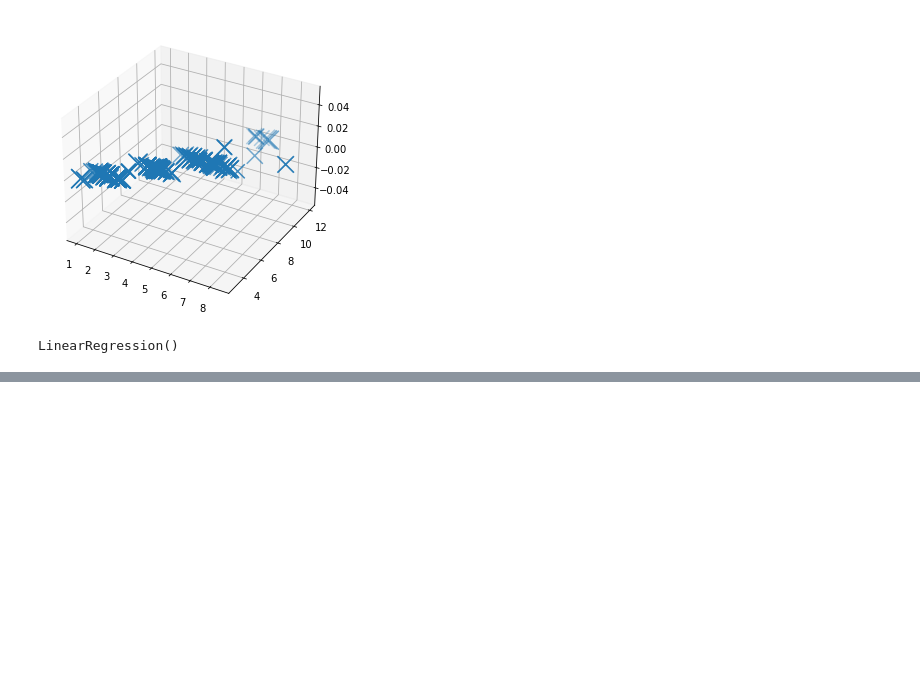
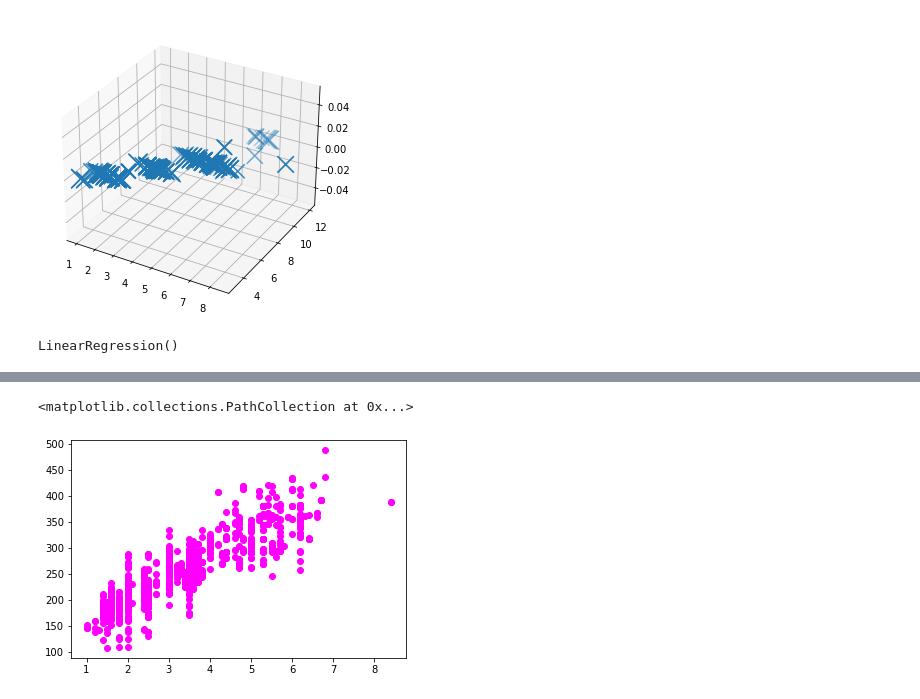
Before and after one commit to danny-cpp/ML-with-Python, a Jupyter notebook: myMLnotebook.ipynb, the cells around one changed output, grey strips where cells are left out. Cells and saved outputs as stored; diff of their text form; code cells hidden in the pictures; blank space fills up the shorter version.

```diff
--- a/myMLnotebook.ipynb
+++ b/myMLnotebook.ipynb
@@ -163,0 +187,3 @@ LinearRegression()
+# %%
+df = pd.read_csv("https://cf-courses-data.s3.us.cloud-object-storage.appdomain.cloud/IBMDeveloperSkillsNetwork-ML0101EN-Coursera/labs/Data_files/FuelConsumptionCo2.csv")
+print("Data imported")
@@ -163,0 +201,3 @@ LinearRegression()
+# %%
+cdf = df[['ENGINESIZE','CYLINDERS','FUELCONSUMPTION_COMB','CO2EMISSIONS']]
+cdf.head(9)
@@ -163,0 +215,5 @@ LinearRegression()
+# %%
+plt.scatter(cdf.ENGINESIZE, cdf.CO2EMISSIONS, marker='o', color='magenta')
+# %% [output]
+<matplotlib.collections.PathCollection at 0x...>
+[figure, added]
```
Also changed, not shown: parts of 13 cells of this notebook.
